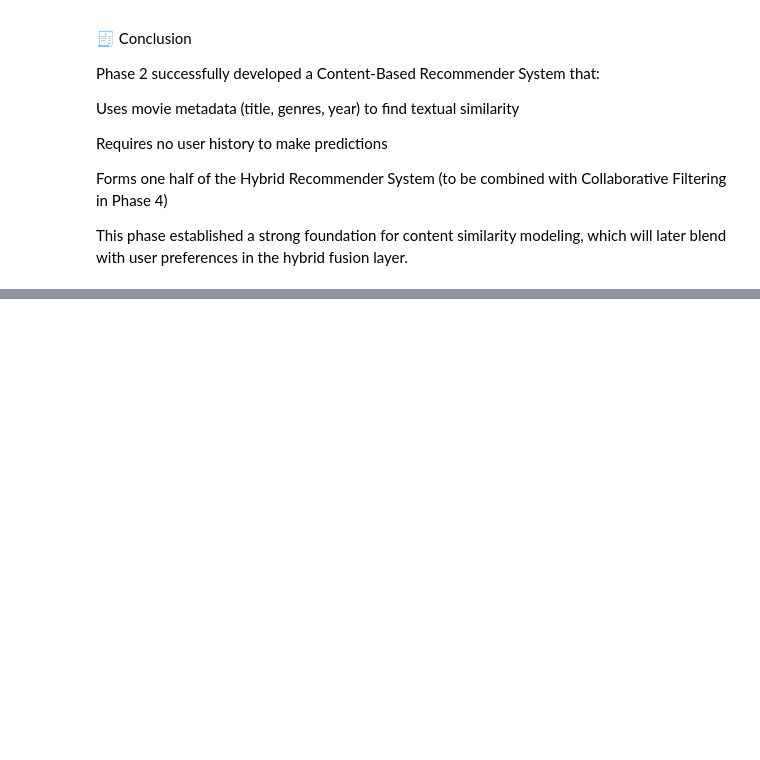
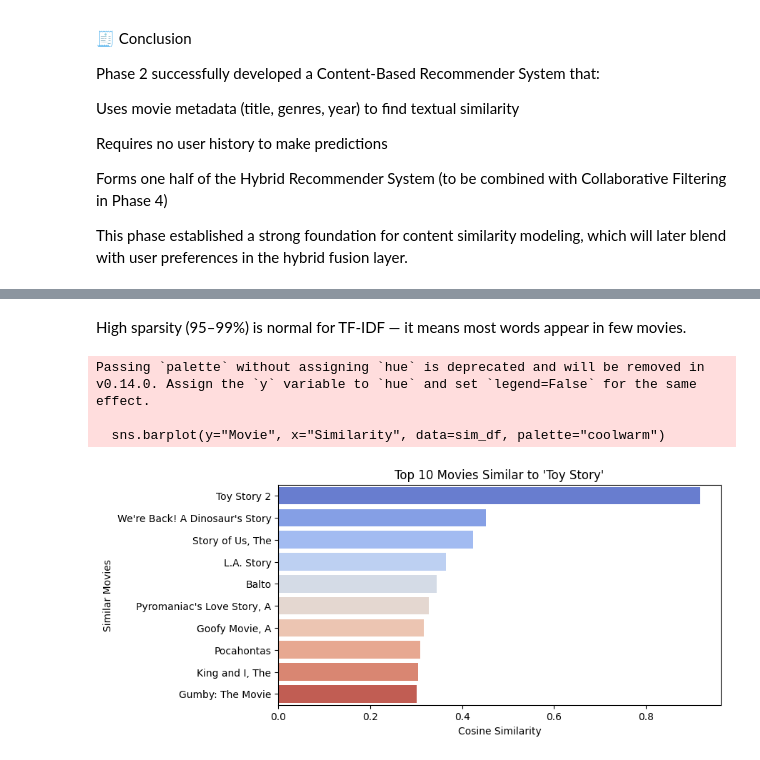
Before and after one commit to KESAVE8604-droid/kesaverdhen-hybrid-movie-recommender, a Jupyter notebook: notebooks/Phase2_ContentModel.ipynb, the cells around one changed output, grey strips where cells are left out. Drawn from its saved outputs; the diff is of its cells as text; code cells hidden in the pictures; blank space fills up the shorter version.

```diff
--- a/notebooks/Phase2_ContentModel.ipynb
+++ b/notebooks/Phase2_ContentModel.ipynb
@@ -390,0 +428,31 @@ This phase established a strong foundation for content similarity modeling, whic
+# %% [markdown]
+High sparsity (95–99%) is normal for TF-IDF — it means most words appear in few movies.
+# %%
+#tep 3 — Visualize Example Similarities
+import pandas as pd
+
+# Choose a reference movie
+ref_movie = "Toy Story"
+ref_index = movies_unique[movies_unique['Clean_Title'].str.lower() == ref_movie.lower()].index[0]
+
+# Extract similarity scores
+similarities = list(enumerate(cosine_sim[ref_index]))
+similarities = sorted(similarities, key=lambda x: x[1], reverse=True)[1:11]
+
+# Prepare DataFrame for visualization
+sim_df = pd.DataFrame({
+    "Movie": [movies_unique.iloc[i[0]]['Clean_Title'] for i in similarities],
+    "Similarity": [i[1] for i in similarities]
+})
+
+plt.figure(figsize=(8,4))
+sns.barplot(y="Movie", x="Similarity", data=sim_df, palette="coolwarm")
+plt.title(f"Top 10 Movies Similar to '{ref_movie}'")
+plt.xlabel("Cosine Similarity")
+plt.ylabel("Similar Movies")
+plt.show()
+# %% [output]
+Passing `palette` without assigning `hue` is deprecated and will be removed in v0.14.0. Assign the `y` variable to `hue` and set `legend=False` for the same effect.
+
+  sns.barplot(y="Movie", x="Similarity", data=sim_df, palette="coolwarm")
+[figure, added]
```
Also changed, not shown: parts of 7 cells of this notebook.
